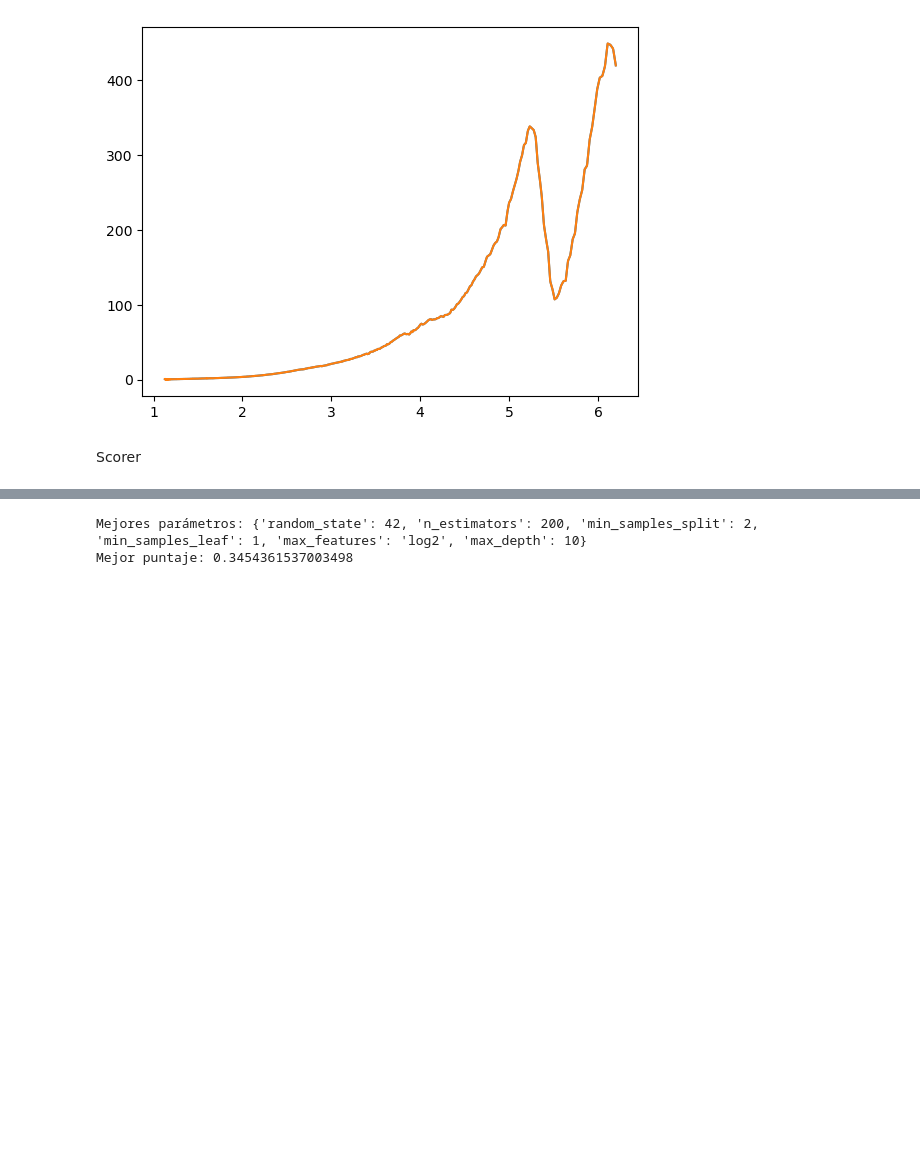
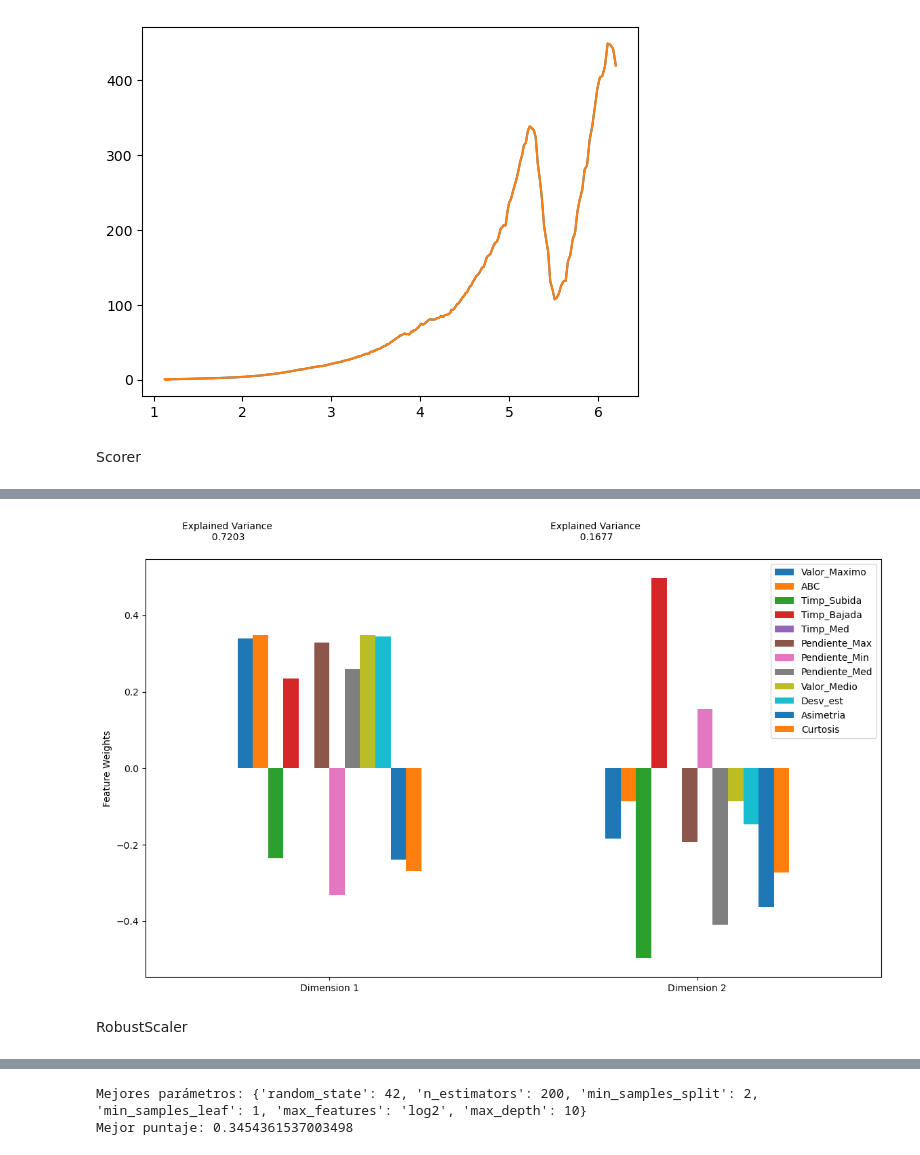
Before and after one commit to WilhelmBuitrago/BandGap-Prediction, a Jupyter notebook: code/BandGap-Prediction_caracteristicas.ipynb, the cells around one changed output, grey strips where cells are left out. Saved outputs shown, nothing was run; the diff lists cells and outputs as text; code cells hidden in the pictures; blank space fills up the shorter version.

```diff
--- a/code/BandGap-Prediction_caracteristicas.ipynb
+++ b/code/BandGap-Prediction_caracteristicas.ipynb
@@ -143,0 +136,3 @@ vs.pca_results(pd.DataFrame(pt_data,columns=new_data_frame.columns),pca,2)
+# %%
+vs.pca_results(pd.DataFrame(X_train_pca_std,columns=new_data_frame.columns),pca_std,2)
+# %% [output]
@@ -143,0 +142,3 @@ vs.pca_results(pd.DataFrame(pt_data,columns=new_data_frame.columns),pca,2)
+[figure, added]
+# %% [markdown]
+RobustScaler
```
Also changed, not shown: parts of 25 cells of this notebook.
